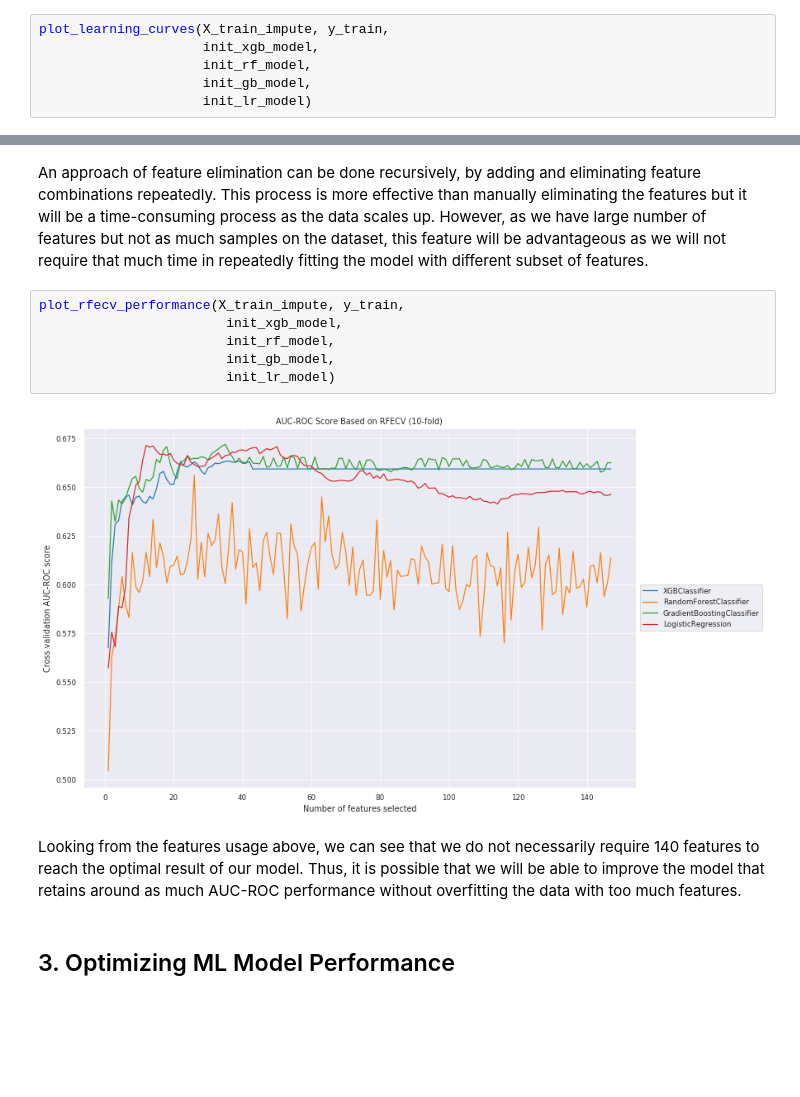
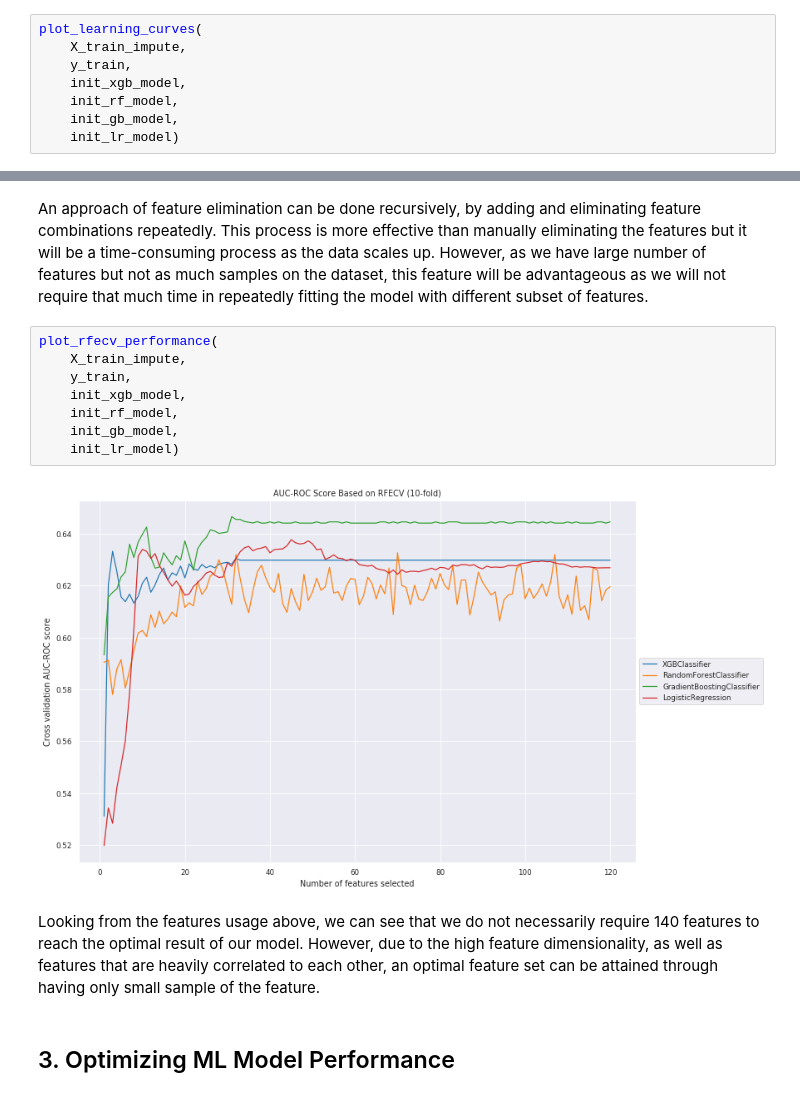
Before and after one commit to arytontediarjo/mpower-gait-analysis, a Jupyter notebook: notebooks/04.model-performances.ipynb, the cells around one changed output, grey strips where cells are left out. Saved outputs shown, nothing was run; the diff lists cells and outputs as text; blank space fills up the shorter version.

```diff
--- a/notebooks/04.model-performances.ipynb
+++ b/notebooks/04.model-performances.ipynb
@@ -442,7 +469,9 @@ We will try to fit visualize learning curves on the top 5 model (sklearn-GB, XGB
 # %%
-plot_learning_curves(X_train_impute, y_train,
-                     init_xgb_model,
-                     init_rf_model,
-                     init_gb_model,
-                     init_lr_model)
+plot_learning_curves(
+    X_train_impute,
+    y_train,
+    init_xgb_model,
+    init_rf_model,
+    init_gb_model,
+    init_lr_model)
 # %% [output]
@@ -459,14 +490,16 @@ Looking from the learning curve above, we can see that there is still a huge gap
 # %% [markdown]
 An approach of feature elimination can be done recursively, by adding and eliminating feature combinations repeatedly. This process is more effective than manually eliminating the features but it will be a time-consuming process as the data scales up. However, as we have large number of features but not as much samples on the dataset, this feature will be advantageous as we will not require that much time in repeatedly fitting the model with different subset of features.
 # %%
-plot_rfecv_performance(X_train_impute, y_train,
-                        init_xgb_model,
-                        init_rf_model,
-                        init_gb_model,
-                        init_lr_model)
+plot_rfecv_performance(
+    X_train_impute,
+    y_train,
+    init_xgb_model,
+    init_rf_model,
+    init_gb_model,
+    init_lr_model)
 # %% [output]
-[figure, old version]
+[figure, new version]
 # %% [markdown]
-Looking from the features usage above, we can see that we do not necessarily require 140 features to reach the optimal result of our model. Thus, it is possible that we will be able to improve the model that retains around as much AUC-ROC performance without overfitting the data with too much features.
+Looking from the features usage above, we can see that we do not necessarily require 140 features to reach the optimal result of our model. However, due to the high feature dimensionality, as well as features that are heavily correlated to each other, an optimal feature set can be attained through having only small sample of the feature.
 # %% [markdown]
 ## 3. Optimizing ML Model Performance
```
Also changed, not shown: parts of 36 cells of this notebook, 4 other files.
